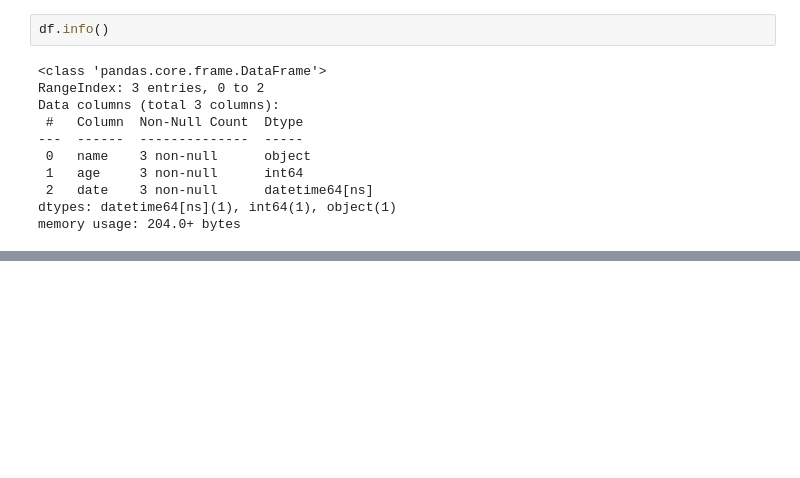
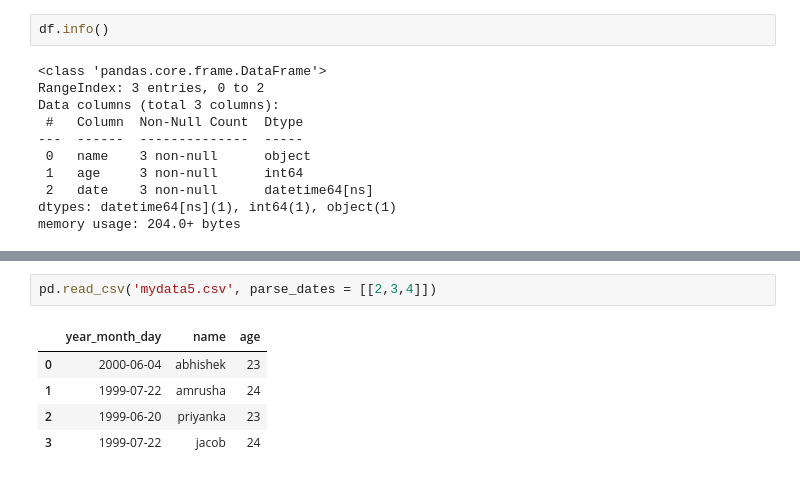
Before and after one commit to abhishekjha462000/data_science_final, a Jupyter notebook: W11_data_analysis_process/01_data_gathering/my_notes.ipynb, the cells around one changed output, grey strips where cells are left out. Saved outputs shown, nothing was run; the diff lists cells and outputs as text; blank space fills up the shorter version.

```diff
--- a/W11_data_analysis_process/01_data_gathering/my_notes.ipynb
+++ b/W11_data_analysis_process/01_data_gathering/my_notes.ipynb
@@ -530,0 +540,8 @@ memory usage: 204.0+ bytes
+# %%
+pd.read_csv('mydata5.csv', parse_dates = [[2,3,4]])
+# %% [output]
+|  | year_month_day | name | age |
+| 0 | 2000-06-04 | abhishek | 23 |
+| 1 | 1999-07-22 | amrusha | 24 |
+| 2 | 1999-06-20 | priyanka | 23 |
+| 3 | 1999-07-22 | jacob | 24 |
```
Also changed, not shown: parts of 24 cells of this notebook, 7 other files.
